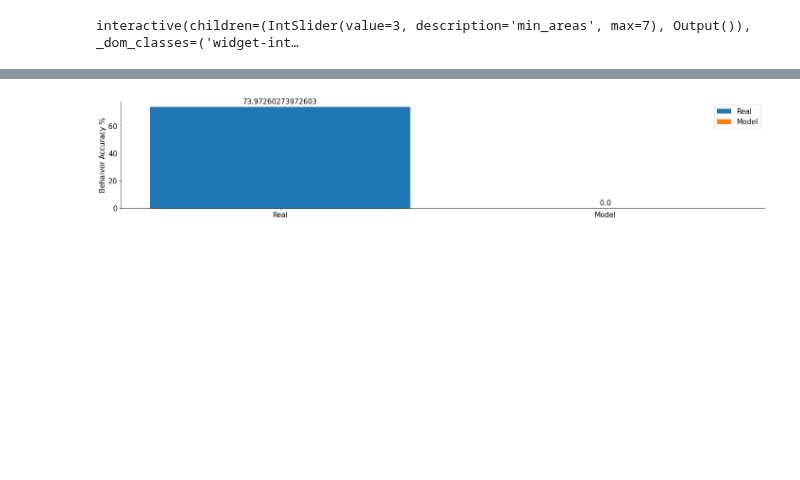
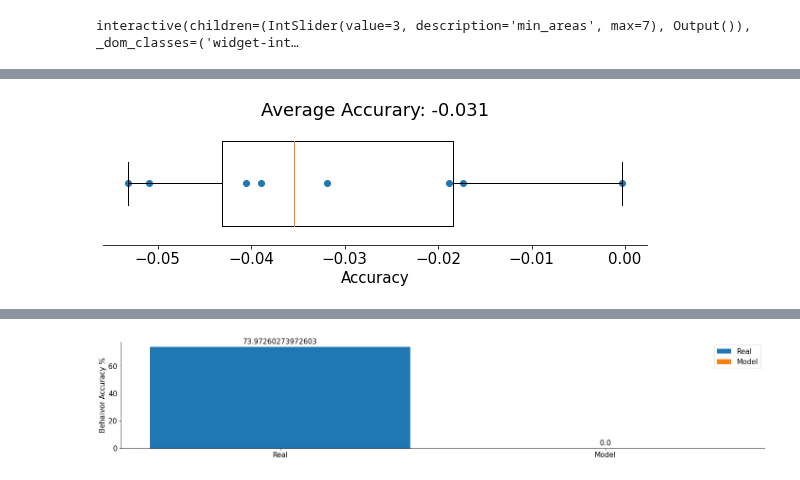
Before and after one commit to mgonzal1/nma_wombat_connectivy_project, a Jupyter notebook: connectivity.ipynb, the cells around one changed output, grey strips where cells are left out. Saved outputs shown, nothing was run; the diff lists cells and outputs as text; code cells hidden in the pictures; blank space fills up the shorter version.

```diff
--- a/connectivity.ipynb
+++ b/connectivity.ipynb
@@ -458,0 +420,16 @@ print(motor_dat_hat.shape)
+# %%
+#@title Cross-validation, cv=8
+num_splits =8
+accuracies = (cross_val_score(model_A3, choice, motor_dat, cv=8))
+
+f, ax = plt.subplots(figsize=(8, 3))
+ax.boxplot(accuracies, vert=False, widths=.7)
+ax.scatter(accuracies, np.ones(num_splits))
+ax.set(
+  xlabel="Accuracy",
+  yticks=[],
+  title=f"Average Accurary: {np.mean(accuracies):.3f}"
+)
+ax.spines["left"].set_visible(False)
+# %% [output]
+[figure, added]
```
Also changed, not shown: parts of 26 cells of this notebook.
